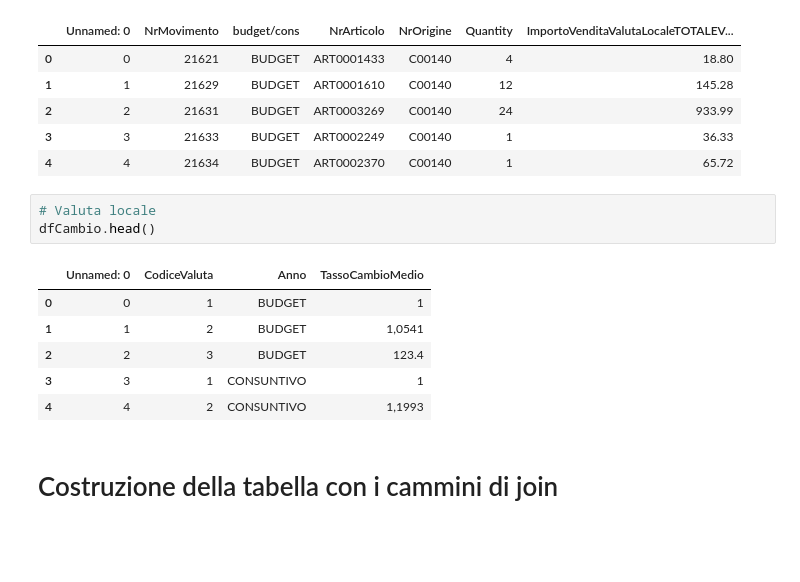
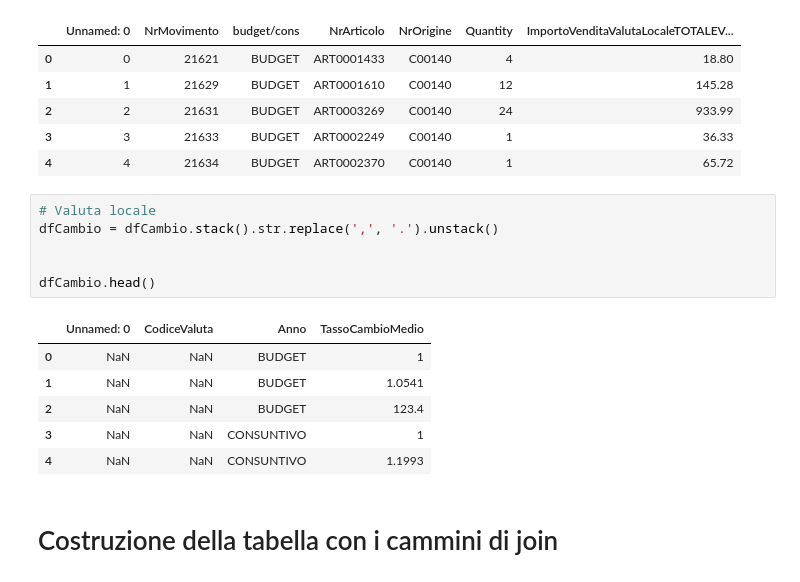
Before and after one commit to VinciGit00/SCGProject, a Jupyter notebook: scostot.ipynb, the cells around one changed output. Drawn from its saved outputs; the diff is of its cells as text; blank space fills up the shorter version.

```diff
--- a/scostot.ipynb
+++ b/scostot.ipynb
@@ -118,14 +118,17 @@ dfVendite.head()
 | 4 | 4 | 21634 | BUDGET | ART0002370 | C00140 | 1 | 65.72 |
 # %%
 # Valuta locale
+dfCambio = dfCambio.stack().str.replace(',', '.').unstack()
+
+
 dfCambio.head()
 # %% [output]
 |  | Unnamed: 0 | CodiceValuta | Anno | TassoCambioMedio |
-| 0 | 0 | 1 | BUDGET | 1 |
-| 1 | 1 | 2 | BUDGET | 1,0541 |
-| 2 | 2 | 3 | BUDGET | 123.4 |
-| 3 | 3 | 1 | CONSUNTIVO | 1 |
-| 4 | 4 | 2 | CONSUNTIVO | 1,1993 |
+| 0 | NaN | NaN | BUDGET | 1 |
+| 1 | NaN | NaN | BUDGET | 1.0541 |
+| 2 | NaN | NaN | BUDGET | 123.4 |
+| 3 | NaN | NaN | CONSUNTIVO | 1 |
+| 4 | NaN | NaN | CONSUNTIVO | 1.1993 |
 # %% [markdown]
 # Costruzione della tabella con i cammini di join
 # %%
```
Also changed, not shown: parts of 5 cells of this notebook.
